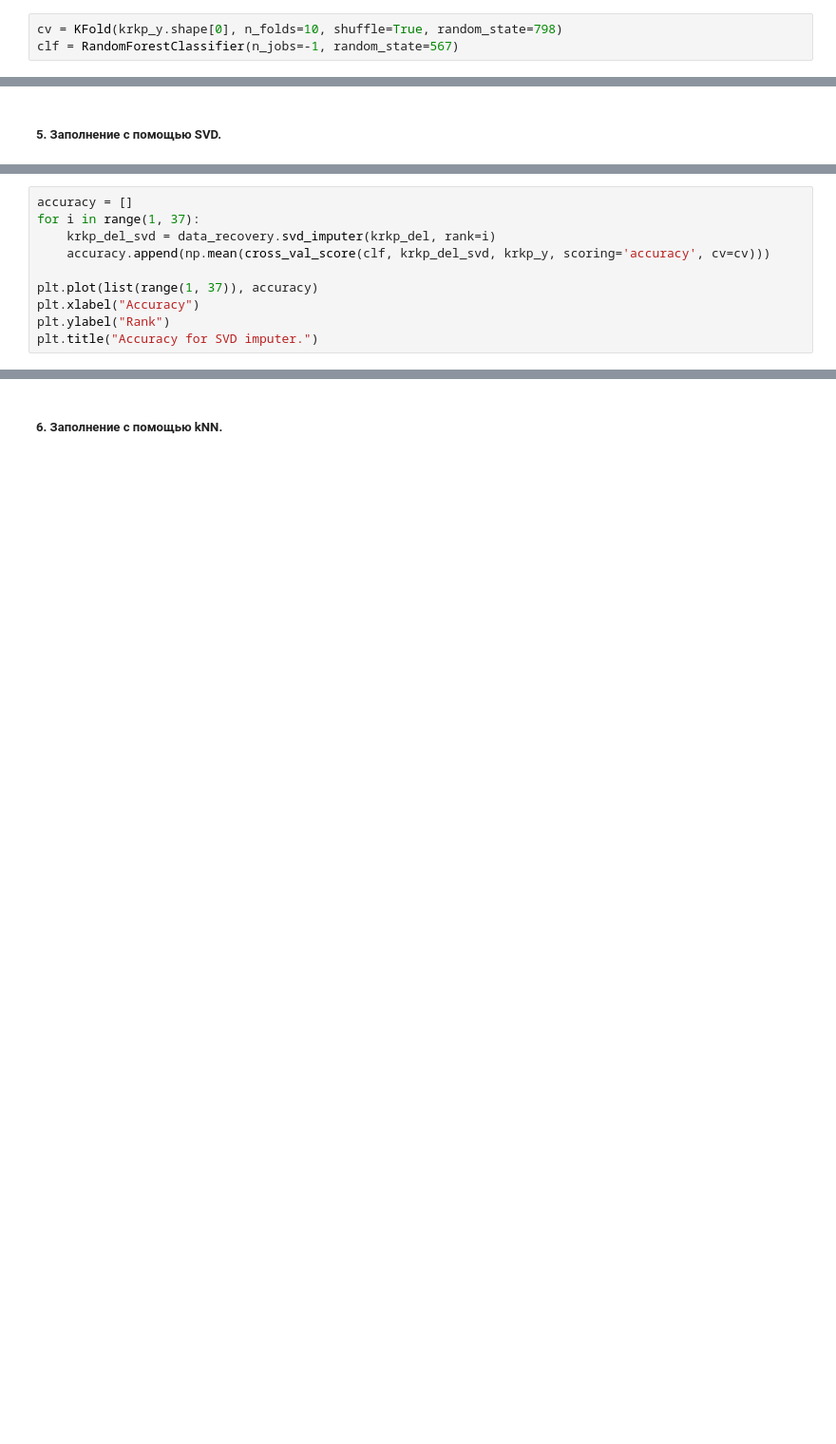
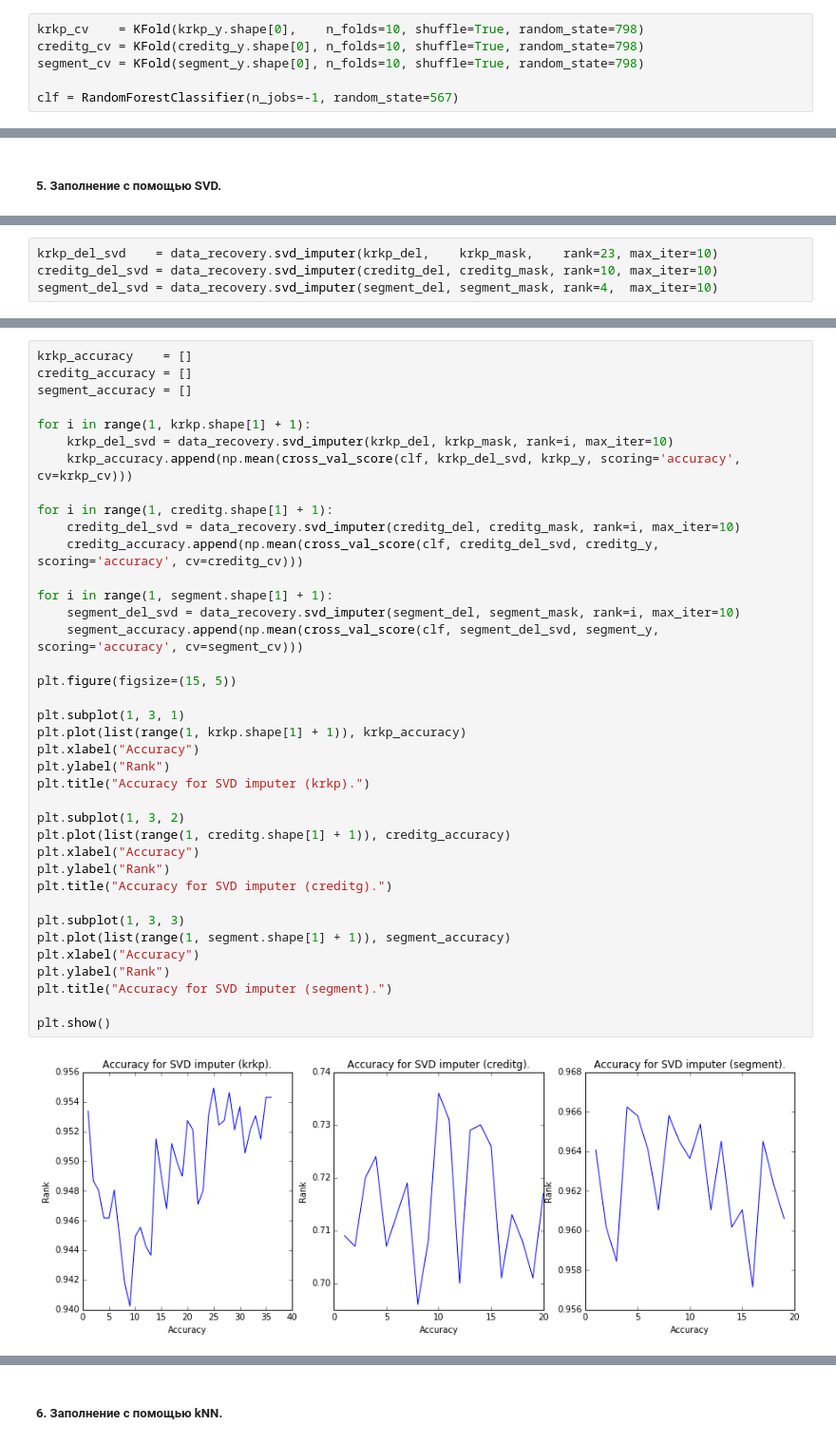
Before and after one commit to emilkayumov/missing-value, a Jupyter notebook: experiment.ipynb, the cells around one changed output, grey strips where cells are left out. Shown at 95% size. Drawn from its saved outputs; the diff is of its cells as text; blank space fills up the shorter version.

```diff
--- a/experiment.ipynb
+++ b/experiment.ipynb
@@ -99,5 +120,8 @@ from sklearn.cross_validation import KFold, cross_val_score
 # %%
-cv = KFold(krkp_y.shape[0], n_folds=10, shuffle=True, random_state=798)
+krkp_cv    = KFold(krkp_y.shape[0],    n_folds=10, shuffle=True, random_state=798)
+creditg_cv = KFold(creditg_y.shape[0], n_folds=10, shuffle=True, random_state=798)
+segment_cv = KFold(segment_y.shape[0], n_folds=10, shuffle=True, random_state=798)
+
 clf = RandomForestClassifier(n_jobs=-1, random_state=567)
 # %% [markdown]
 ##### 1. Без пропущенных значений.
@@ -144,10 +187,0 @@ print(np.mean(cross_val_score(clf, krkp_del_svd, krkp_y, scoring='accuracy', cv=
-# %%
-accuracy = []
-for i in range(1, 37):
-    krkp_del_svd = data_recovery.svd_imputer(krkp_del, rank=i)
-    accuracy.append(np.mean(cross_val_score(clf, krkp_del_svd, krkp_y, scoring='accuracy', cv=cv)))
-
-plt.plot(list(range(1, 37)), accuracy)
-plt.xlabel("Accuracy")
-plt.ylabel("Rank")
-plt.title("Accuracy for SVD imputer.")
@@ -156,0 +190,4 @@ plt.title("Accuracy for SVD imputer.")
+# %%
+krkp_del_svd    = data_recovery.svd_imputer(krkp_del,    krkp_mask,    rank=23, max_iter=10)
+creditg_del_svd = data_recovery.svd_imputer(creditg_del, creditg_mask, rank=10, max_iter=10)
+segment_del_svd = data_recovery.svd_imputer(segment_del, segment_mask, rank=4,  max_iter=10)
@@ -156,0 +202,40 @@ plt.title("Accuracy for SVD imputer.")
+# %%
+krkp_accuracy    = []
+creditg_accuracy = []
+segment_accuracy = []
+
+for i in range(1, krkp.shape[1] + 1):
+    krkp_del_svd = data_recovery.svd_imputer(krkp_del, krkp_mask, rank=i, max_iter=10)
+    krkp_accuracy.append(np.mean(cross_val_score(clf, krkp_del_svd, krkp_y, scoring='accuracy', cv=krkp_cv)))
+
+for i in range(1, creditg.shape[1] + 1):
+    creditg_del_svd = data_recovery.svd_imputer(creditg_del, creditg_mask, rank=i, max_iter=10)
+    creditg_accuracy.append(np.mean(cross_val_score(clf, creditg_del_svd, creditg_y, scoring='accuracy', cv=creditg_cv)))
+
+for i in range(1, segment.shape[1] + 1):
+    segment_del_svd = data_recovery.svd_imputer(segment_del, segment_mask, rank=i, max_iter=10)
+    segment_accuracy.append(np.mean(cross_val_score(clf, segment_del_svd, segment_y, scoring='accuracy', cv=segment_cv)))
+
+plt.figure(figsize=(15, 5))
+
+plt.subplot(1, 3, 1)
+plt.plot(list(range(1, krkp.shape[1] + 1)), krkp_accuracy)
+plt.xlabel("Accuracy")
+plt.ylabel("Rank")
+plt.title("Accuracy for SVD imputer (krkp).")
+
+plt.subplot(1, 3, 2)
+plt.plot(list(range(1, creditg.shape[1] + 1)), creditg_accuracy)
+plt.xlabel("Accuracy")
+plt.ylabel("Rank")
+plt.title("Accuracy for SVD imputer (creditg).")
+
+plt.subplot(1, 3, 3)
+plt.plot(list(range(1, segment.shape[1] + 1)), segment_accuracy)
+plt.xlabel("Accuracy")
+plt.ylabel("Rank")
+plt.title("Accuracy for SVD imputer (segment).")
+
+plt.show()
+# %% [output]
+[figure, added]
```
Also changed, not shown: parts of 80 cells of this notebook, 1 other file.
